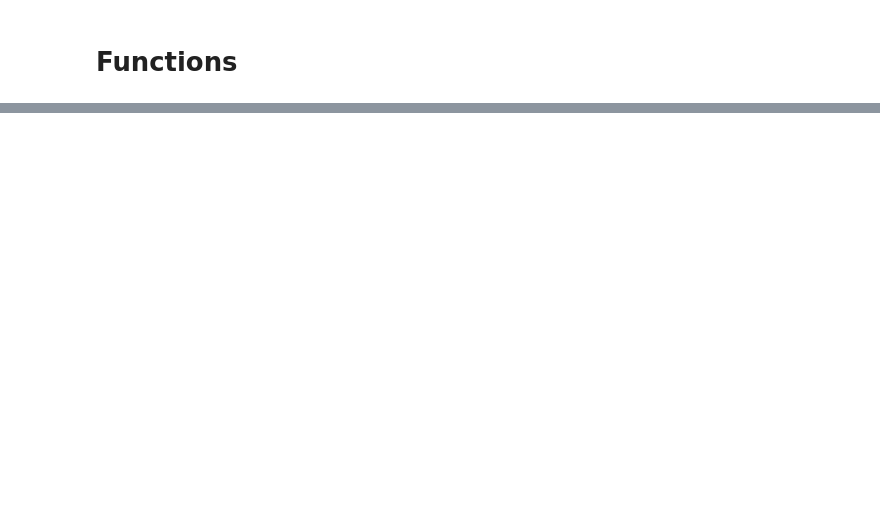
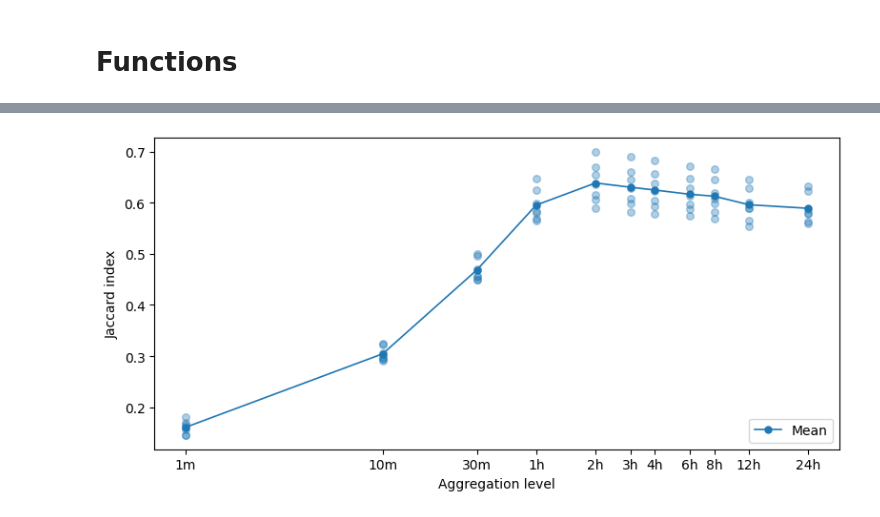
Before and after one commit to Tarun-Rajan99/MSc-Project, a Jupyter notebook: 03_working_notebooks/Phase2/jaccard/jaccard_effecient.ipynb, the cells around one changed output, grey strips where cells are left out. Drawn from its saved outputs; the diff is of its cells as text; code cells hidden in the pictures; blank space fills up the shorter version.

```diff
--- a/03_working_notebooks/Phase2/jaccard/jaccard_effecient.ipynb
+++ b/03_working_notebooks/Phase2/jaccard/jaccard_effecient.ipynb
@@ -118,0 +106,24 @@ plt.savefig('jaccard_plot.pdf', format='pdf')
+# %%
+# Plot of jaccards & mean for each aggregtion level
+fig, ax = plt.subplots(figsize=(8, 4))
+
+agg_levels = np.array([h for name, h in levels.items() if name != '1 week'])
+jaccards = [results[name] for name in levels if name != '1 week']
+
+means = np.array([js.mean() for js in jaccards])
+
+for x, js in zip(agg_levels, jaccards):
+    ax.scatter(x * np.ones(len(js)), js, color='tab:blue', alpha=0.35, s=30, zorder=2)
+
+ax.plot(agg_levels, means , marker='o', ms=5, lw=1.2, zorder=3, label='Mean')
+
+ax.set_xscale('log')
+ax.set_xticks(agg_levels)
+ax.set_xticklabels(['1m','10m','30m','1h','2h','3h','4h','6h','8h','12h','24h'])
+ax.minorticks_off()
+ax.set_xlabel('Aggregation level')
+ax.set_ylabel('Jaccard index')
+ax.legend(loc='lower right')
+plt.tight_layout()
+# %% [output]
+[figure, added]
```
Also changed, not shown: parts of 8 cells of this notebook, 4 other files.
